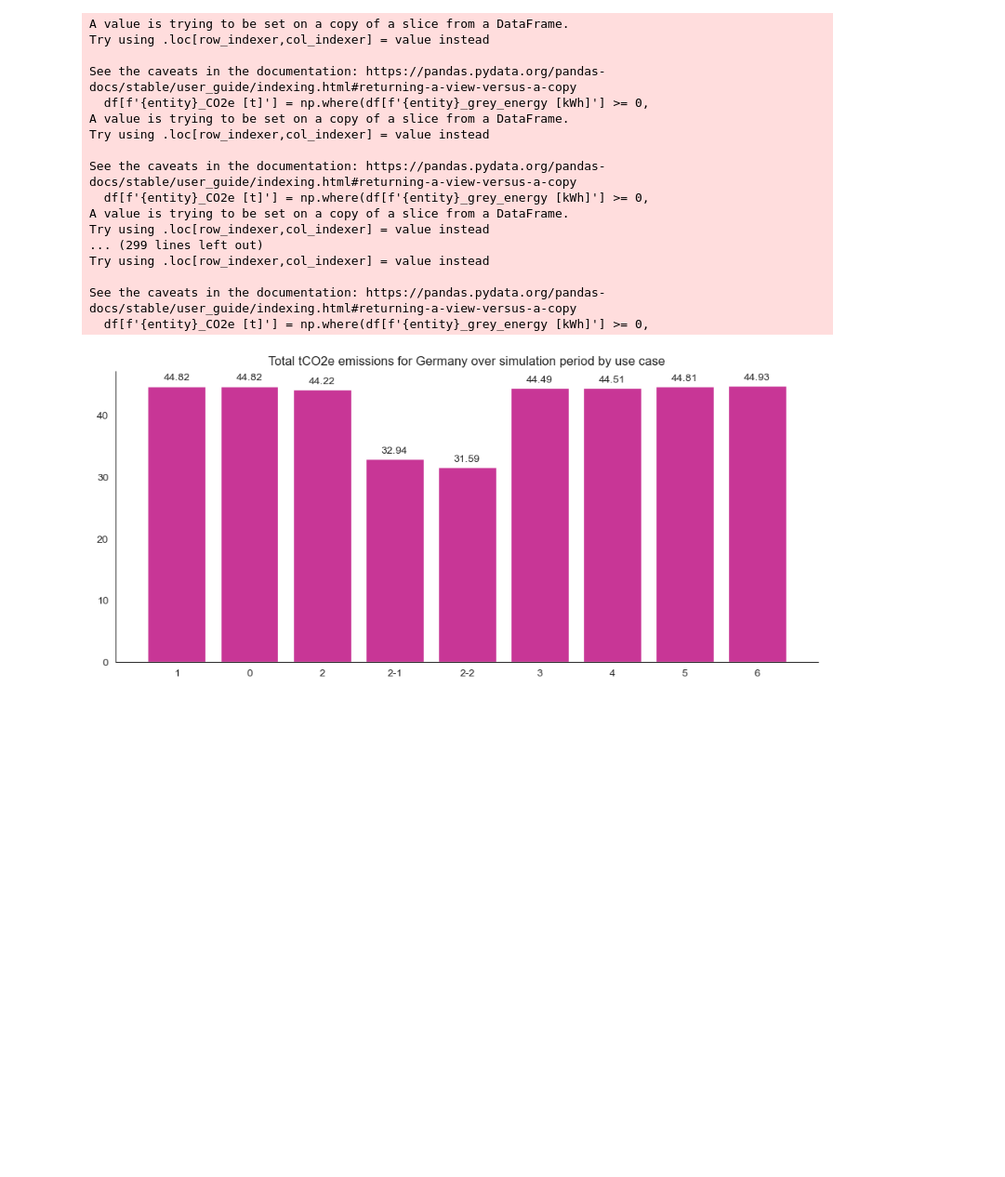
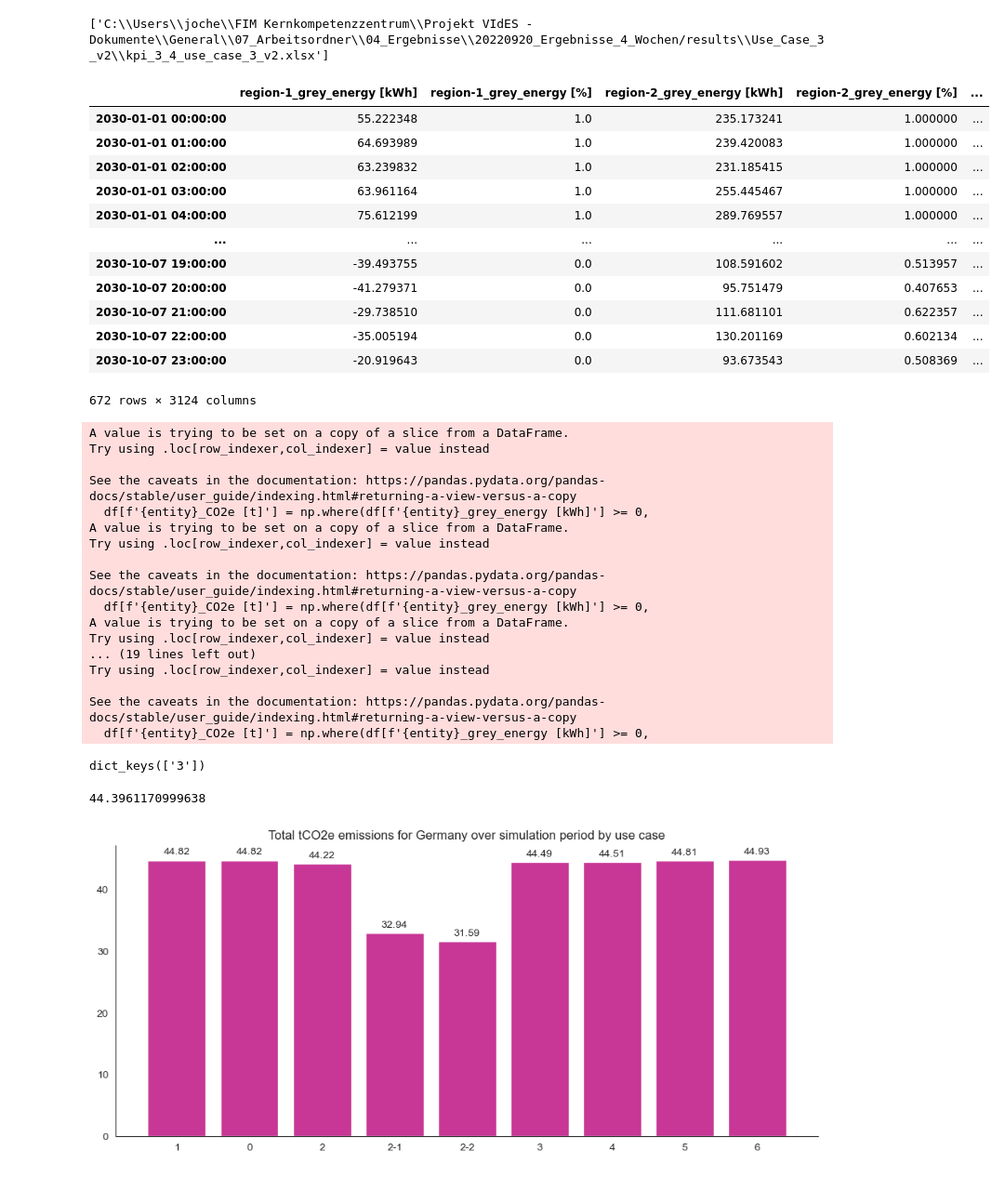
Before and after one commit to jochenmadler/fim_fit, a Jupyter notebook: GSy_KPI_calculation/co2/functions_topdown_vis.ipynb, the cells around one changed output. Shown at 93% size. Saved outputs shown, nothing was run; the diff lists cells and outputs as text; code cells hidden in the pictures; blank space fills up the shorter version.

Commit message:
single house analysis, topdown & bottomup analysis of use case 3_v2

```diff
--- a/GSy_KPI_calculation/co2/functions_topdown_vis.ipynb
+++ b/GSy_KPI_calculation/co2/functions_topdown_vis.ipynb
@@ -68,9 +66,31 @@ paths = [i for i in paths if not any(x in i for x in ['use_case_1.xlsx', 'use_ca
  'kpi_3_4_use_case_4.xlsx',
  'kpi_3_4_use_case_5.xlsx',
  'kpi_3_4_use_case_6_v2.xlsx']
+# %%
+# filter out 3_v2
+paths = [i for i in paths if '3_v2' in i]
+paths
+# %% [output]
+['C:\\Users\\joche\\FIM Kernkompetenzzentrum\\Projekt VIdES - Dokumente\\General\\07_Arbeitsordner\\04_Ergebnisse\\20220920_Ergebnisse_4_Wochen/results\\Use_Case_3_v2\\kpi_3_4_use_case_3_v2.xlsx']
 # %%
 # read in all .xslx files
 uc_dict = read_in_files(paths)
+# %%
+uc_dict['3']
+# %% [output]
+|  | region-1_grey_energy [kWh] | region-1_grey_energy [%] | region-2_grey_energy [kWh] | region-2_grey_energy [%] | ... |
+| 2030-01-01 00:00:00 | 55.222348 | 1.0 | 235.173241 | 1.000000 | ... |
+| 2030-01-01 01:00:00 | 64.693989 | 1.0 | 239.420083 | 1.000000 | ... |
+| 2030-01-01 02:00:00 | 63.239832 | 1.0 | 231.185415 | 1.000000 | ... |
+| 2030-01-01 03:00:00 | 63.961164 | 1.0 | 255.445467 | 1.000000 | ... |
+| 2030-01-01 04:00:00 | 75.612199 | 1.0 | 289.769557 | 1.000000 | ... |
+| ... | ... | ... | ... | ... | ... |
+| 2030-10-07 19:00:00 | -39.493755 | 0.0 | 108.591602 | 0.513957 | ... |
+| 2030-10-07 20:00:00 | -41.279371 | 0.0 | 95.751479 | 0.407653 | ... |
+| 2030-10-07 21:00:00 | -29.738510 | 0.0 | 111.681101 | 0.622357 | ... |
+| 2030-10-07 22:00:00 | -35.005194 | 0.0 | 130.201169 | 0.602134 | ... |
+| 2030-10-07 23:00:00 | -20.919643 | 0.0 | 93.673543 | 0.508369 | ... |
+672 rows × 3124 columns
 # %%
 fig, ax = plt.subplots(figsize = (30,6), ncols=len(uc_dict.keys()), sharex=True)
 for uc in range(len(uc_dict.keys())):
@@ -101,11 +121,21 @@ See the caveats in the documentation: https://pandas.pydata.org/pandas-docs/stab
   df[f'{entity}_CO2e [t]'] = np.where(df[f'{entity}_grey_energy [kWh]'] >= 0,
 A value is trying to be set on a copy of a slice from a DataFrame.
 Try using .loc[row_indexer,col_indexer] = value instead
-... (299 lines left out)
+... (19 lines left out)
 Try using .loc[row_indexer,col_indexer] = value instead
 
 See the caveats in the documentation: https://pandas.pydata.org/pandas-docs/stable/user_guide/indexing.html#returning-a-view-versus-a-copy
   df[f'{entity}_CO2e [t]'] = np.where(df[f'{entity}_grey_energy [kWh]'] >= 0,
+# %%
+dict_out.keys()
+# %% [output]
+dict_keys(['3'])
+# %%
+# get 3_v2
+key = '3'
+dict_out[key]['germany']['germany_CO2e [t]'].sum(axis=0)
+# %% [output]
+44.3961170999638
 # %%
 # total germany co2 emissions for all use cases
 fig, ax = plt.subplots(figsize = (12,5), facecolor='w')
```
Also changed, not shown: parts of 2 cells of this notebook, 7 other files.
